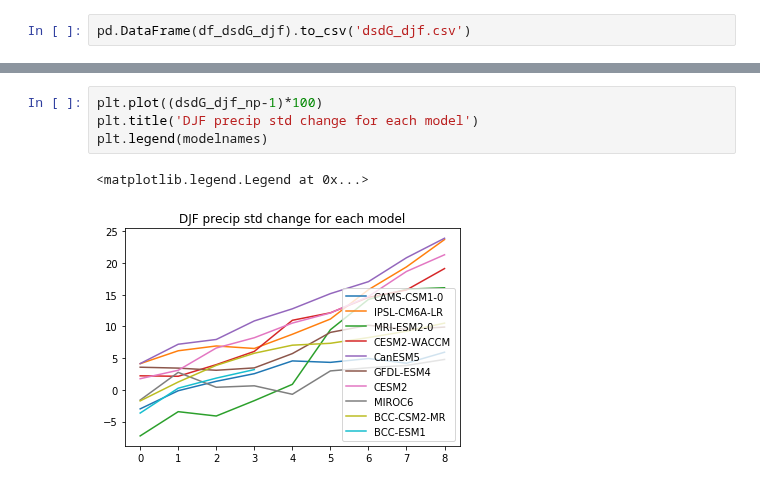
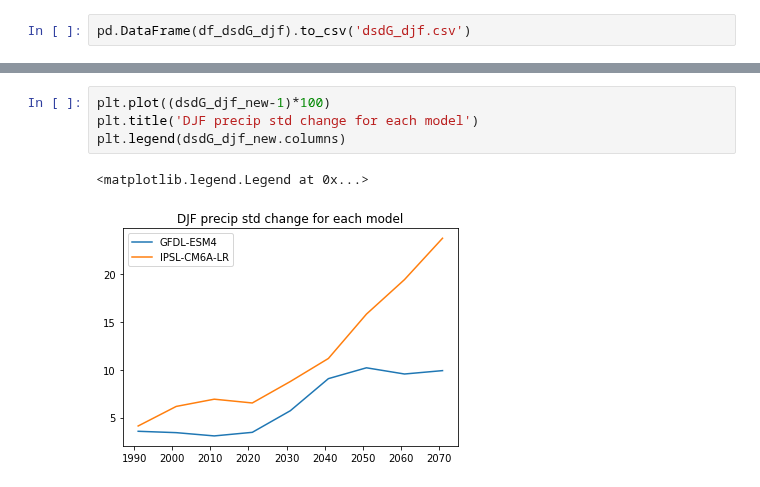
Before and after one commit to apendergrass/cmip6hack-precip, a Jupyter notebook: notebooks/mean_var_calcs.ipynb, the cells around one changed output, grey strips where cells are left out. Cells and saved outputs as stored; diff of their text form.

```diff
--- a/notebooks/mean_var_calcs.ipynb
+++ b/notebooks/mean_var_calcs.ipynb
@@ -496,7 +469,7 @@ array([[0.97001951, 1.0413053 , 0.92737365, 1.0221839 , 1.04147601,
 # %%
-plt.plot((dsdG_djf_np-1)*100)
+plt.plot((dsdG_djf_new-1)*100)
 plt.title('DJF precip std change for each model')
-plt.legend(modelnames)
+plt.legend(dsdG_djf_new.columns)
 # %% [output]
 <matplotlib.legend.Legend at 0x...>
-[figure, old version]
+[figure, new version]
```
Also changed, not shown: parts of 22 cells of this notebook.
